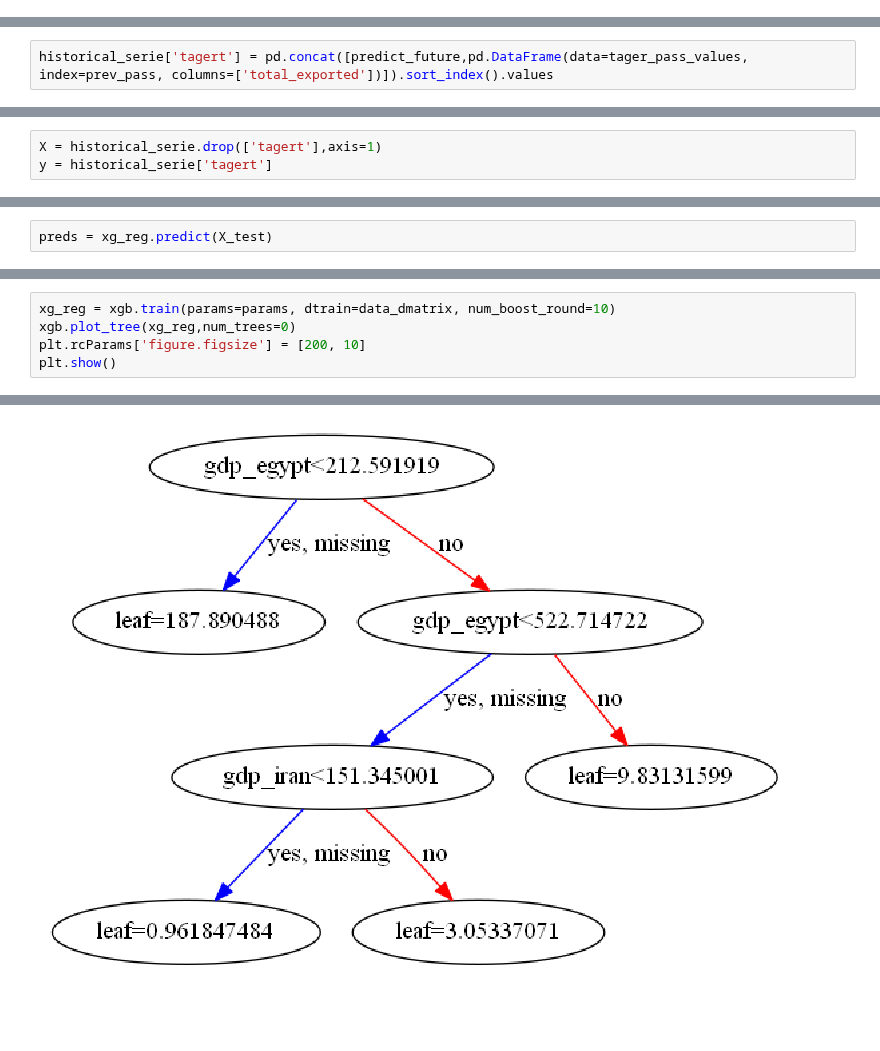
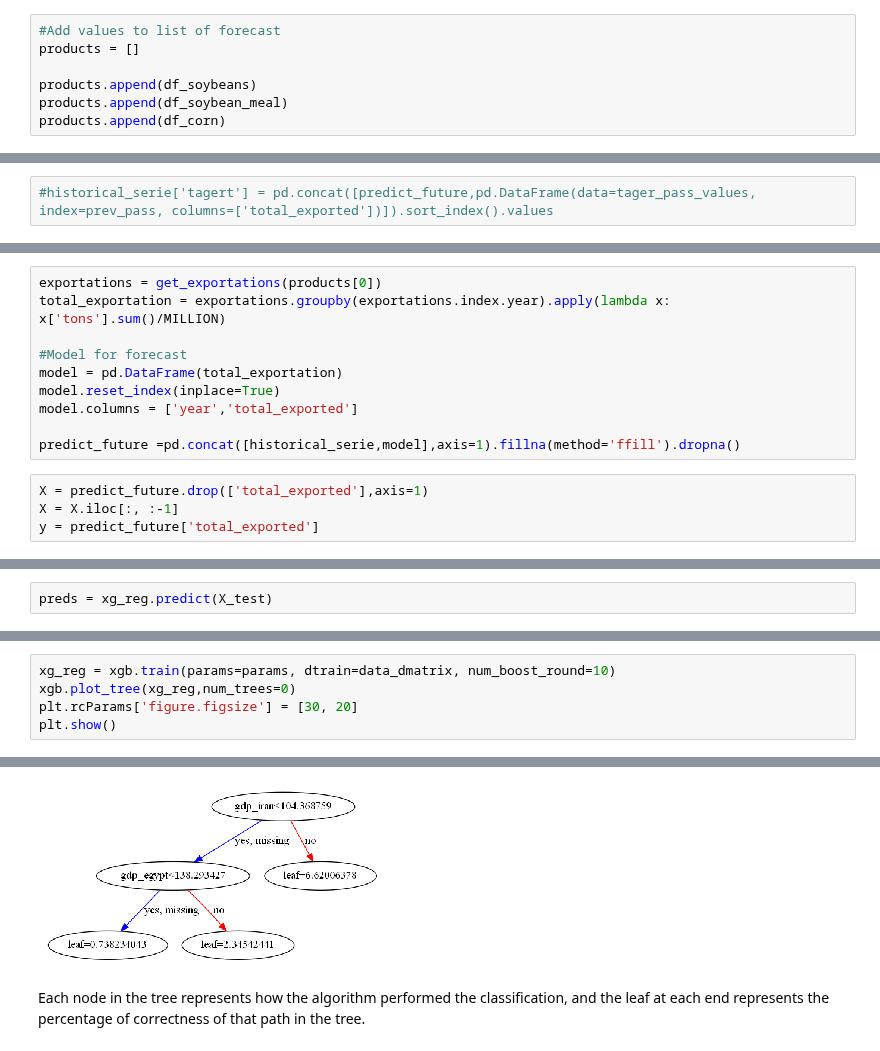
Before and after one commit to moscamortal/4inteligence, a Jupyter notebook: cases.ipynb, the cells around one changed output, grey strips where cells are left out. Saved outputs shown, nothing was run; the diff lists cells and outputs as text; blank space fills up the shorter version.

```diff
--- a/cases.ipynb
+++ b/cases.ipynb
@@ -363,2 +445,9 @@ model.columns = ['year','total_exported']
+# %%
+#Add values to list of forecast
+products = []
+
+products.append(df_soybeans)
+products.append(df_soybean_meal)
+products.append(df_corn)
 # %%
 def sjoin(x): return ';'.join(x[x.notnull()].astype(str))
@@ -429,4 +530,4 @@ tager_pass_values = min_max_scaler.inverse_transform(tager_pass_values)
 # %%
-historical_serie['tagert'] = pd.concat([predict_future,pd.DataFrame(data=tager_pass_values, index=prev_pass, columns=['total_exported'])]).sort_index().values
+#historical_serie['tagert'] = pd.concat([predict_future,pd.DataFrame(data=tager_pass_values, index=prev_pass, columns=['total_exported'])]).sort_index().values
 # %% [markdown]
 # Regression to target
@@ -434,9 +538,20 @@ historical_serie['tagert'] = pd.concat([predict_future,pd.DataFrame(data=tager_p
 import xgboost as xgb
 from sklearn.model_selection import train_test_split
 from sklearn.metrics import mean_squared_error
+# %%
+exportations = get_exportations(products[0])
+total_exportation = exportations.groupby(exportations.index.year).apply(lambda x: x['tons'].sum()/MILLION)
+
+#Model for forecast
+model = pd.DataFrame(total_exportation)
+model.reset_index(inplace=True)
+model.columns = ['year','total_exported']
+
+predict_future =pd.concat([historical_serie,model],axis=1).fillna(method='ffill').dropna()
 # %%
-X = historical_serie.drop(['tagert'],axis=1)
-y = historical_serie['tagert']
+X = predict_future.drop(['total_exported'],axis=1)
+X = X.iloc[:, :-1]
+y = predict_future['total_exported']
 # %%
 X_train, X_test, y_train, y_test = train_test_split(X, y, test_size=0.2, random_state=1)
 # %%
@@ -480,6 +596,6 @@ Name: test-rmse-mean, dtype: float64
 # %%
 xg_reg = xgb.train(params=params, dtrain=data_dmatrix, num_boost_round=10)
 xgb.plot_tree(xg_reg,num_trees=0)
-plt.rcParams['figure.figsize'] = [200, 10]
+plt.rcParams['figure.figsize'] = [30, 20]
 plt.show()
 # %% [output]
@@ -487,3 +603,5 @@ plt.show()
-[figure, old version]
+[figure, new version]
+# %% [markdown]
+Each node in the tree represents how the algorithm performed the classification, and the leaf at each end represents the percentage of correctness of that path in the tree.
 # %%
 xgb.plot_importance(xg_reg)
```
Also changed, not shown: parts of 53 cells of this notebook.
